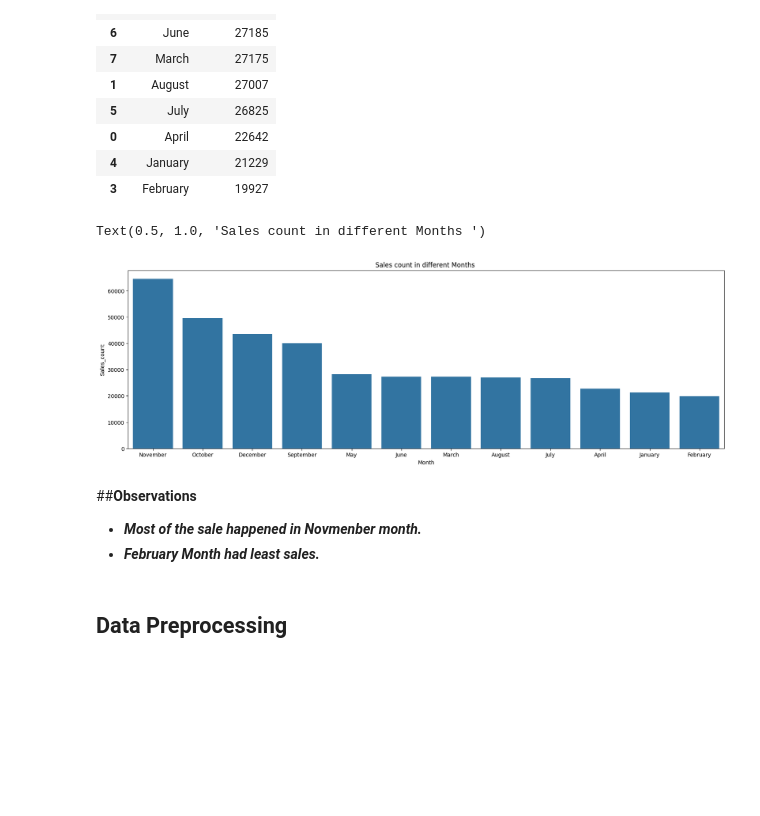
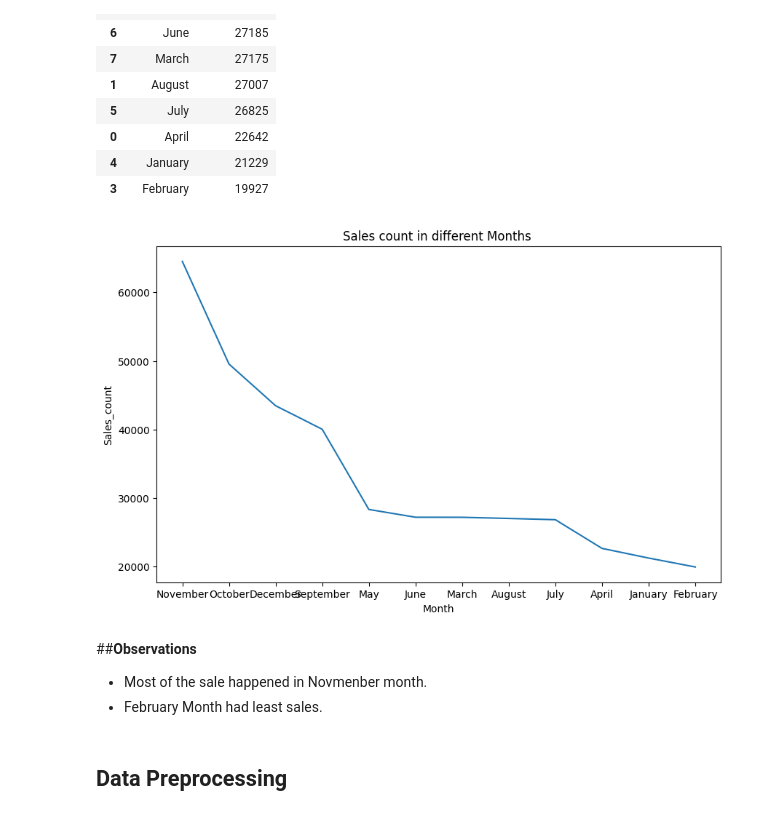
Before and after one commit to SKitavi/Smarthive-ai, a Jupyter notebook: SmartHive_AI_customer_segmentation_checkpoint.ipynb, the cells around one changed output. Saved outputs shown, nothing was run; the diff lists cells and outputs as text; code cells hidden in the pictures; blank space fills up the shorter version.

```diff
--- a/SmartHive_AI_customer_segmentation_checkpoint.ipynb
+++ b/SmartHive_AI_customer_segmentation_checkpoint.ipynb
@@ -552,16 +553,15 @@ sales_in_month
 | 3 | February | 19927 |
 # %%
 # Sales count in different months.
-plt.figure(figsize=(20,6))
-sns.barplot(x=sales_in_month['Month'],y=sales_in_month['Sales_count'])
-plt.title('Sales count in different Months ')
+plt.figure(figsize=(10,6))
+sns.lineplot(x=sales_in_month['Month'],y=sales_in_month['Sales_count'])
+plt.title('Sales count in different Months ');
 # %% [output]
-Text(0.5, 1.0, 'Sales count in different Months ')
-[figure, old version]
+[figure, new version]
 # %% [markdown]
 ##**Observations**
-* ***Most of the sale happened in Novmenber month.***
-* ***February Month had least sales.***
+* Most of the sale happened in Novmenber month.
+* February Month had least sales.
 # %% [markdown]
 ## **Data Preprocessing**
 # %%
```
Also changed, not shown: parts of 4 cells of this notebook.
